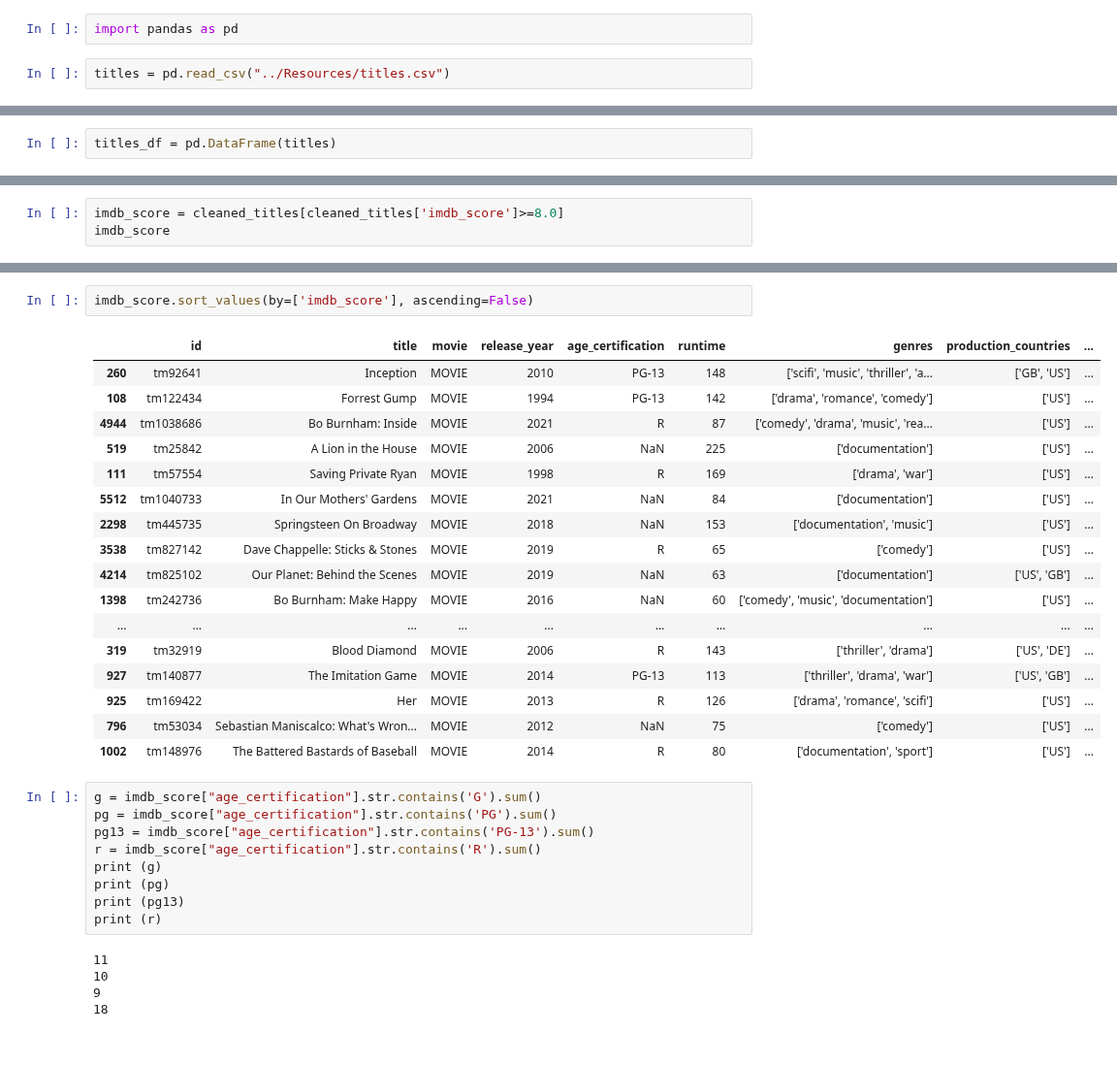
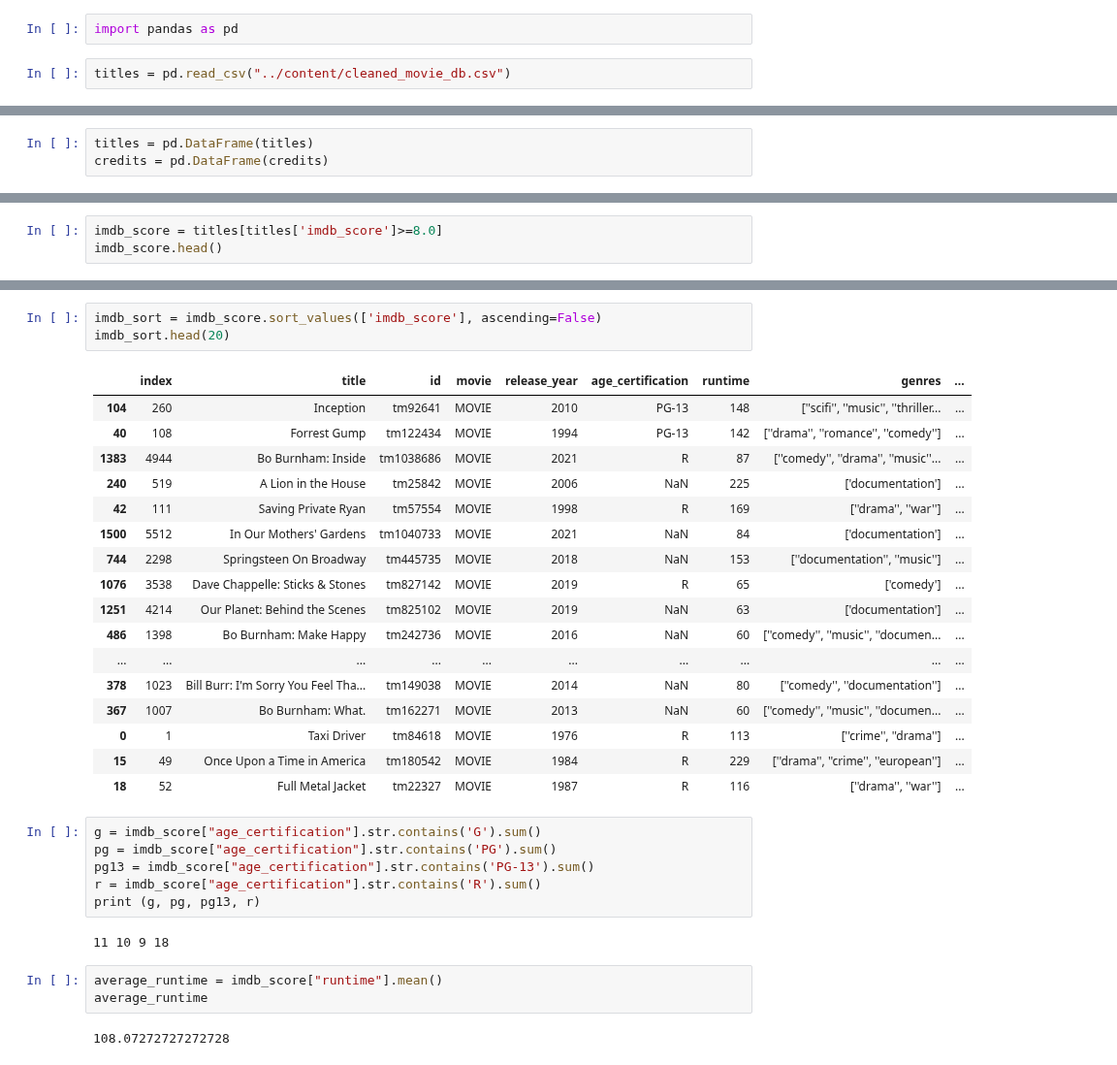
Before and after one commit to jgcarter421/Netflix, a Jupyter notebook: Notebook/top_categories.ipynb, the cells around one changed output, grey strips where cells are left out. Shown at 97% size. Saved outputs shown, nothing was run; the diff lists cells and outputs as text.

```diff
--- a/Notebook/top_categories.ipynb
+++ b/Notebook/top_categories.ipynb
@@ -1,5 +1,5 @@
 # %%
 import pandas as pd
 # %%
-titles = pd.read_csv("../Resources/titles.csv")
+titles = pd.read_csv("../content/cleaned_movie_db.csv")
 # %%
@@ -7,2 +7,3 @@ credits = pd.read_csv("../Resources/credits.csv")
 # %%
-titles_df = pd.DataFrame(titles)
+titles = pd.DataFrame(titles)
+credits = pd.DataFrame(credits)
@@ -245,4 +10,4 @@ cleaned_titles
 # %%
-imdb_score = cleaned_titles[cleaned_titles['imdb_score']>=8.0]
-imdb_score
+imdb_score = titles[titles['imdb_score']>=8.0]
+imdb_score.head()
 # %% [output]
@@ -266,34 +20,34 @@ imdb_score
 # %%
-imdb_score.sort_values(by=['imdb_score'], ascending=False)
+imdb_sort = imdb_score.sort_values(['imdb_score'], ascending=False)
+imdb_sort.head(20)
 # %% [output]
-|  | id | title | movie | release_year | age_certification | runtime | genres | production_countries | ... |
-| 260 | tm92641 | Inception | MOVIE | 2010 | PG-13 | 148 | ['scifi', 'music', 'thriller', 'a... | ['GB', 'US'] | ... |
-| 108 | tm122434 | Forrest Gump | MOVIE | 1994 | PG-13 | 142 | ['drama', 'romance', 'comedy'] | ['US'] | ... |
-| 4944 | tm1038686 | Bo Burnham: Inside | MOVIE | 2021 | R | 87 | ['comedy', 'drama', 'music', 'rea... | ['US'] | ... |
-| 519 | tm25842 | A Lion in the House | MOVIE | 2006 | NaN | 225 | ['documentation'] | ['US'] | ... |
-| 111 | tm57554 | Saving Private Ryan | MOVIE | 1998 | R | 169 | ['drama', 'war'] | ['US'] | ... |
-| 5512 | tm1040733 | In Our Mothers' Gardens | MOVIE | 2021 | NaN | 84 | ['documentation'] | ['US'] | ... |
-| 2298 | tm445735 | Springsteen On Broadway | MOVIE | 2018 | NaN | 153 | ['documentation', 'music'] | ['US'] | ... |
-| 3538 | tm827142 | Dave Chappelle: Sticks & Stones | MOVIE | 2019 | R | 65 | ['comedy'] | ['US'] | ... |
-| 4214 | tm825102 | Our Planet: Behind the Scenes | MOVIE | 2019 | NaN | 63 | ['documentation'] | ['US', 'GB'] | ... |
-| 1398 | tm242736 | Bo Burnham: Make Happy | MOVIE | 2016 | NaN | 60 | ['comedy', 'music', 'documentation'] | ['US'] | ... |
+|  | index | title | id | movie | release_year | age_certification | runtime | genres | ... |
+| 104 | 260 | Inception | tm92641 | MOVIE | 2010 | PG-13 | 148 | [''scifi'', ''music'', ''thriller... | ... |
+| 40 | 108 | Forrest Gump | tm122434 | MOVIE | 1994 | PG-13 | 142 | [''drama'', ''romance'', ''comedy''] | ... |
+| 1383 | 4944 | Bo Burnham: Inside | tm1038686 | MOVIE | 2021 | R | 87 | [''comedy'', ''drama'', ''music''... | ... |
+| 240 | 519 | A Lion in the House | tm25842 | MOVIE | 2006 | NaN | 225 | ['documentation'] | ... |
+| 42 | 111 | Saving Private Ryan | tm57554 | MOVIE | 1998 | R | 169 | [''drama'', ''war''] | ... |
+| 1500 | 5512 | In Our Mothers' Gardens | tm1040733 | MOVIE | 2021 | NaN | 84 | ['documentation'] | ... |
+| 744 | 2298 | Springsteen On Broadway | tm445735 | MOVIE | 2018 | NaN | 153 | [''documentation'', ''music''] | ... |
+| 1076 | 3538 | Dave Chappelle: Sticks & Stones | tm827142 | MOVIE | 2019 | R | 65 | ['comedy'] | ... |
+| 1251 | 4214 | Our Planet: Behind the Scenes | tm825102 | MOVIE | 2019 | NaN | 63 | ['documentation'] | ... |
+| 486 | 1398 | Bo Burnham: Make Happy | tm242736 | MOVIE | 2016 | NaN | 60 | [''comedy'', ''music'', ''documen... | ... |
 | ... | ... | ... | ... | ... | ... | ... | ... | ... | ... |
-| 319 | tm32919 | Blood Diamond | MOVIE | 2006 | R | 143 | ['thriller', 'drama'] | ['US', 'DE'] | ... |
-| 927 | tm140877 | The Imitation Game | MOVIE | 2014 | PG-13 | 113 | ['thriller', 'drama', 'war'] | ['US', 'GB'] | ... |
-| 925 | tm169422 | Her | MOVIE | 2013 | R | 126 | ['drama', 'romance', 'scifi'] | ['US'] | ... |
-| 796 | tm53034 | Sebastian Maniscalco: What's Wron... | MOVIE | 2012 | NaN | 75 | ['comedy'] | ['US'] | ... |
-| 1002 | tm148976 | The Battered Bastards of Baseball | MOVIE | 2014 | R | 80 | ['documentation', 'sport'] | ['US'] | ... |
+| 378 | 1023 | Bill Burr: I'm Sorry You Feel Tha... | tm149038 | MOVIE | 2014 | NaN | 80 | [''comedy'', ''documentation''] | ... |
+| 367 | 1007 | Bo Burnham: What. | tm162271 | MOVIE | 2013 | NaN | 60 | [''comedy'', ''music'', ''documen... | ... |
+| 0 | 1 | Taxi Driver | tm84618 | MOVIE | 1976 | R | 113 | [''crime'', ''drama''] | ... |
+| 15 | 49 | Once Upon a Time in America | tm180542 | MOVIE | 1984 | R | 229 | [''drama'', ''crime'', ''european''] | ... |
+| 18 | 52 | Full Metal Jacket | tm22327 | MOVIE | 1987 | R | 116 | [''drama'', ''war''] | ... |
 # %%
 g = imdb_score["age_certification"].str.contains('G').sum()
 pg = imdb_score["age_certification"].str.contains('PG').sum()
 pg13 = imdb_score["age_certification"].str.contains('PG-13').sum()
 r = imdb_score["age_certification"].str.contains('R').sum()
-print (g)
-print (pg)
-print (pg13)
-print (r)
+print (g, pg, pg13, r)
 # %% [output]
-11
-10
-9
-18
+11 10 9 18
+# %%
+average_runtime = imdb_score["runtime"].mean()
+average_runtime
+# %% [output]
+108.07272727272728
```
Also changed, not shown: parts of 23 cells of this notebook, 4 other files.
